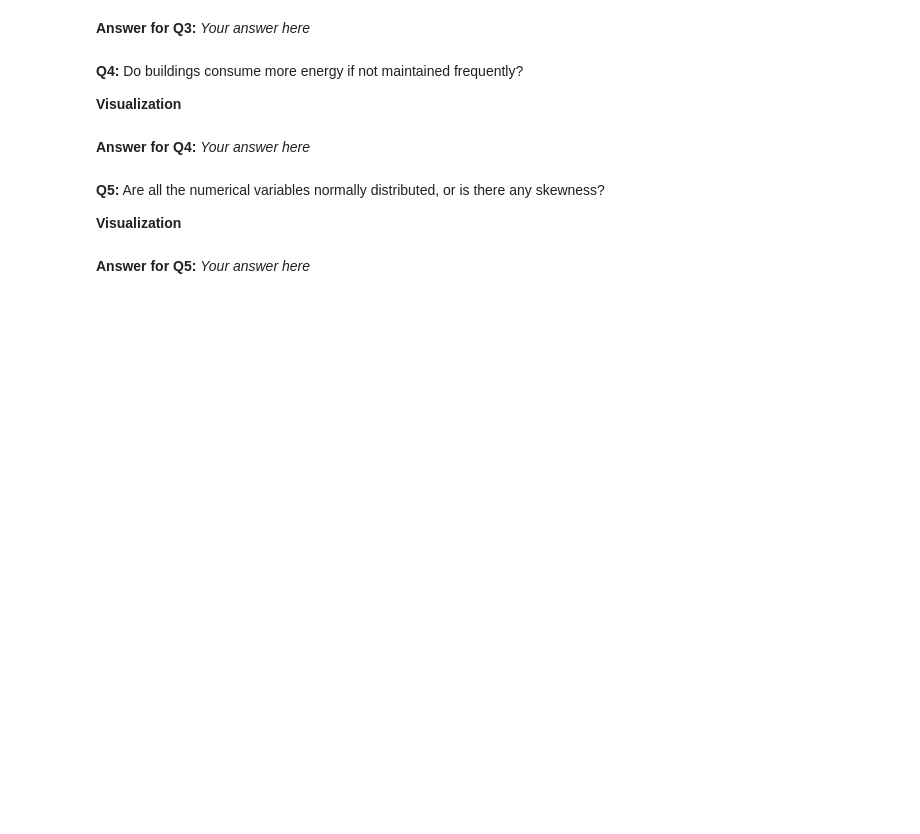
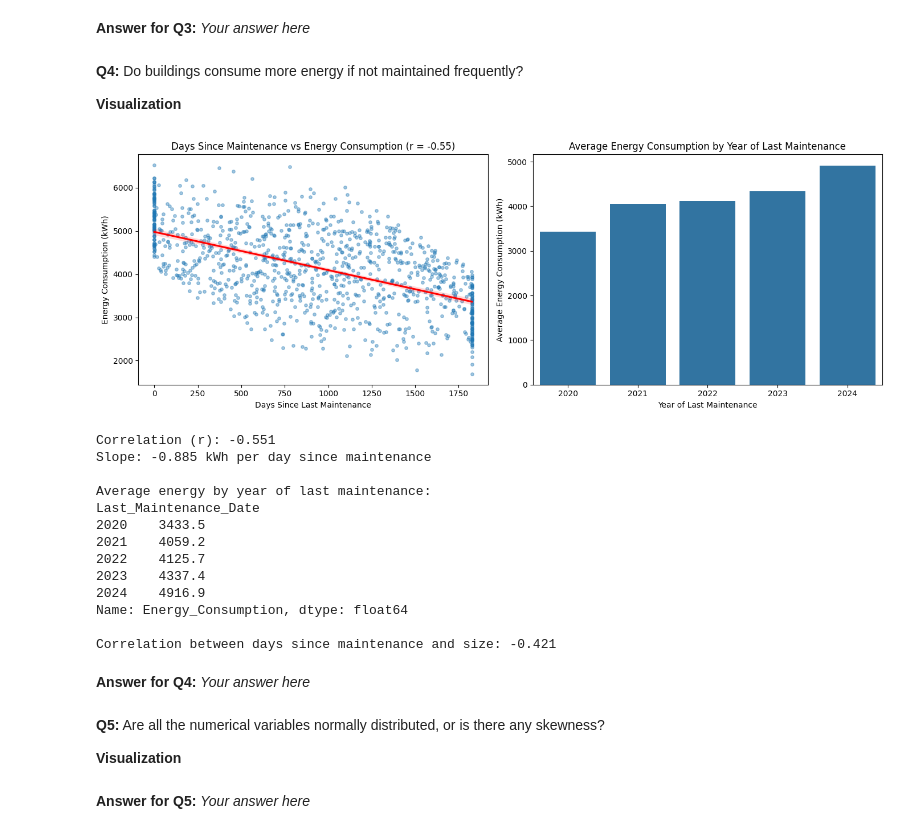
Before and after one commit to mikel56-lol/W26-MP1-Michael-Wael-Ali-Hassan-T02, a Jupyter notebook: Regression_Mini-Project_Starter.ipynb, the cells around one changed output. Cells and saved outputs as stored; diff of their text form; code cells hidden in the pictures; blank space fills up the shorter version.

```diff
--- a/Regression_Mini-Project_Starter.ipynb
+++ b/Regression_Mini-Project_Starter.ipynb
@@ -291,6 +343,63 @@ Residential    3679.40  3694.52  833.34  1683.95  5746.40  4062.45  1285.25
 **Q4:** Do buildings consume more energy if not maintained frequently?
 
 **Visualization**
+# %%
+# Correlation between "days since last maintenance" and energy use
+# Positive = less maintenance MORE energy; negative = less maintenance less energy
+corr = data['Days_Since_Maintenance'].corr(data['Energy_Consumption'])
+
+# Fit a straight line to get the slope,change in energy per extra day without maintenance
+slope, intercept = np.polyfit(data['Days_Since_Maintenance'], data['Energy_Consumption'], 1)
+
+# Average energy per year of last maintenance
+maint_year = data['Last_Maintenance_Date'].dt.year
+year_means = data.groupby(maint_year)['Energy_Consumption'].mean()
+
+# Create one figure with two charts side by side
+fig, axes = plt.subplots(1, 2, figsize=(14, 5))
+
+# LEFT CHART: scatter plot with the best-fit line
+# Each dot is one building; the red line shows the overall trend
+sns.regplot(data=data, x='Days_Since_Maintenance', y='Energy_Consumption',
+            scatter_kws={'alpha': 0.4, 's': 15},
+            line_kws={'color': 'red'}, ax=axes[0])
+axes[0].set_title(f'Days Since Maintenance vs Energy Consumption (r = {corr:.2f})')
+axes[0].set_xlabel('Days Since Last Maintenance')
+axes[0].set_ylabel('Energy Consumption (kWh)')
+
+# RIGHT CHART: average energy grouped by the year of last maintenance
+sns.barplot(x=year_means.index, y=year_means.values, ax=axes[1])
+axes[1].set_title('Average Energy Consumption by Year of Last Maintenance')
+axes[1].set_xlabel('Year of Last Maintenance')
+axes[1].set_ylabel('Average Energy Consumption (kWh)')
+
+plt.tight_layout()
+plt.show()
+
+# Display the key numbers
+print(f'Correlation (r): {corr:.3f}')
+print(f'Slope: {slope:.3f} kWh per day since maintenance')
+print('\nAverage energy by year of last maintenance:')
+print(year_means.round(1))
+
+# Check: are recently maintained buildings also bigger
+print(f"\nCorrelation between days since maintenance and size: "
+      f"{data['Days_Since_Maintenance'].corr(data['SquareFootage']):.3f}")
+# %% [output]
+[figure, added]
+Correlation (r): -0.551
+Slope: -0.885 kWh per day since maintenance
+
+Average energy by year of last maintenance:
+Last_Maintenance_Date
+2020    3433.5
+2021    4059.2
+2022    4125.7
+2023    4337.4
+2024    4916.9
+Name: Energy_Consumption, dtype: float64
+
+Correlation between days since maintenance and size: -0.421
 # %% [markdown]
 **Answer for Q4:** _Your answer here_
 # %% [markdown]
```
Also changed, not shown: parts of 3 cells of this notebook.
